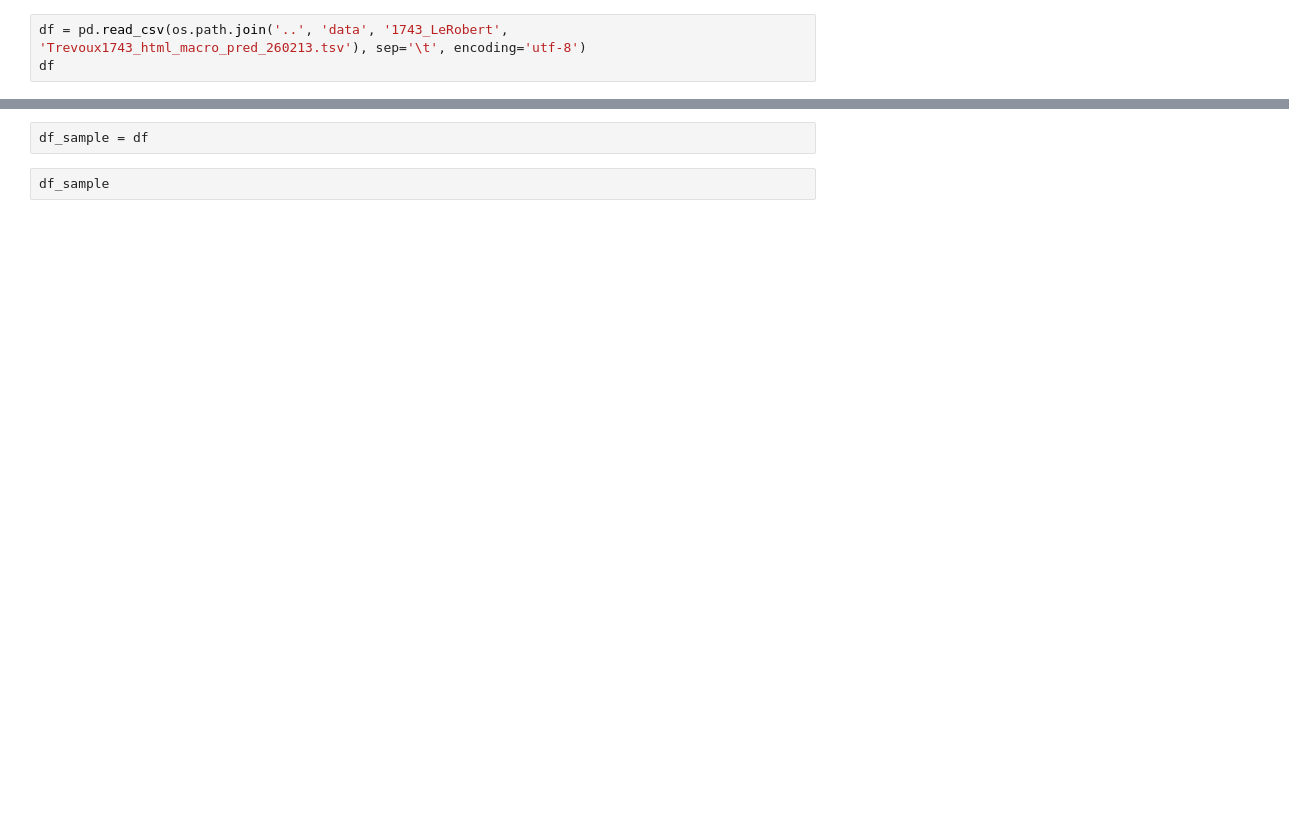
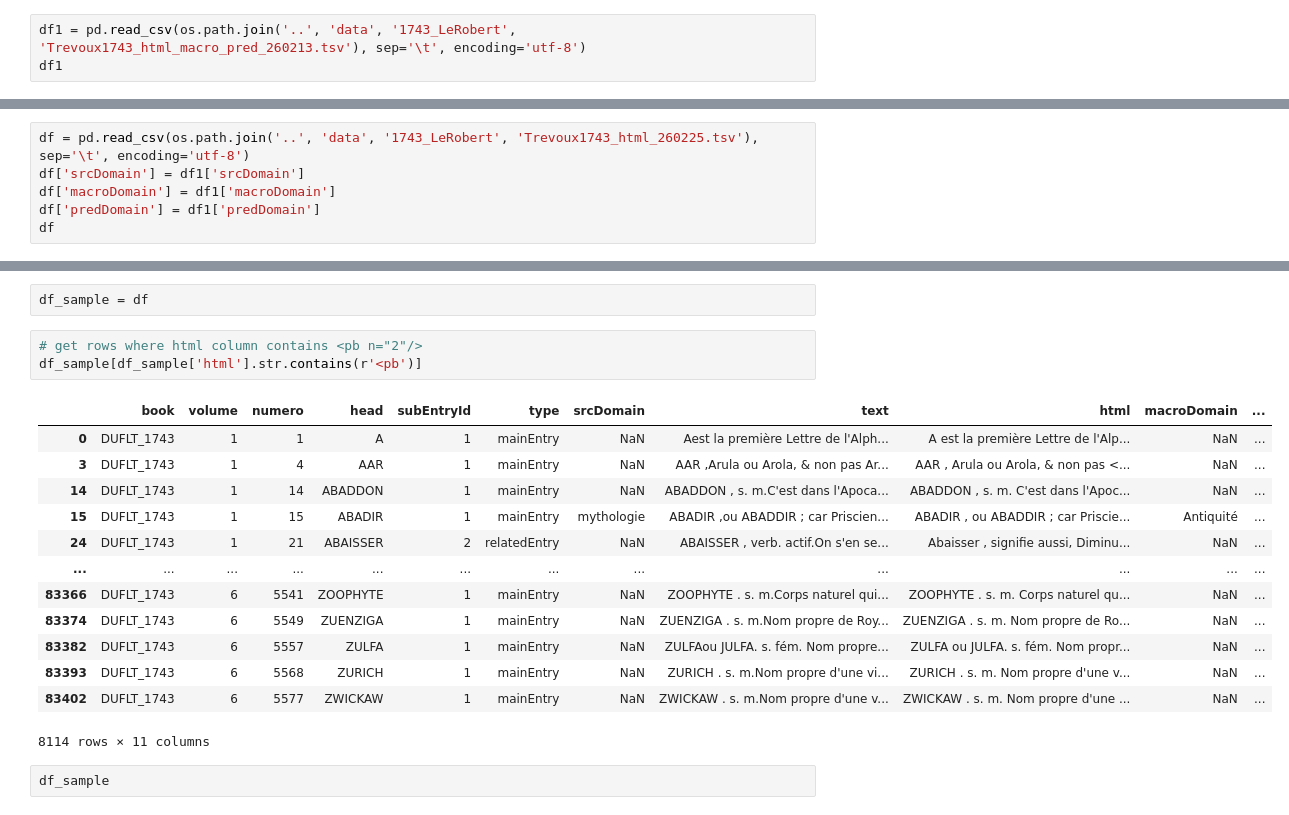
Before and after one commit to ludovicmoncla/trevoux, a Jupyter notebook: 1743_Le_Robert/TSV_to_TEIPhilologic.ipynb, the cells around one changed output, grey strips where cells are left out. Cells and saved outputs as stored; diff of their text form; blank space fills up the shorter version.

```diff
--- a/1743_Le_Robert/TSV_to_TEIPhilologic.ipynb
+++ b/1743_Le_Robert/TSV_to_TEIPhilologic.ipynb
@@ -4,8 +4,8 @@
 import os
 import pandas as pd
 # %%
-df = pd.read_csv(os.path.join('..', 'data', '1743_LeRobert', 'Trevoux1743_html_macro_pred_260213.tsv'), sep='\t', encoding='utf-8')
-df
+df1 = pd.read_csv(os.path.join('..', 'data', '1743_LeRobert', 'Trevoux1743_html_macro_pred_260213.tsv'), sep='\t', encoding='utf-8')
+df1
 # %% [output]
 |  | book | volume | numero | head | subEntryId | type | srcDomain | text | html | macroDomain | ... |
 | 0 | DUFLT_1743 | 1 | 1 | A | 1 | mainEntry | NaN | Aest la première Lettre de l'Alph... | A est la première Lettre de l'Alp... | NaN | ... |
@@ -20,3 +20,9 @@ df
 | 83411 | DUFLT_1743 | 6 | 5585 | ZYTHI | 1 | mainEntry | NaN | ZYTHI .Voyez Zuthi.\n\n | ZYTHI . Voyez Zuthi.</p><p> | NaN | ... |
 | 83412 | DUFLT_1743 | 6 | 5586 | ZYTOMIERS | 1 | mainEntry | NaN | ZYTOMIERS . s. m.Nom propre d'une... | ZYTOMIERS . s. m. Nom propre d'un... | NaN | ... |
 83413 rows × 11 columns
+# %%
+df = pd.read_csv(os.path.join('..', 'data', '1743_LeRobert', 'Trevoux1743_html_260225.tsv'), sep='\t', encoding='utf-8')
+df['srcDomain'] = df1['srcDomain']
+df['macroDomain'] = df1['macroDomain']
+df['predDomain'] = df1['predDomain']
+df
@@ -23,5 +43,22 @@ df
 # %%
 df_sample = df
+# %%
+# get rows where html column contains <pb n="2"/>
+df_sample[df_sample['html'].str.contains(r'<pb')]
+# %% [output]
+|  | book | volume | numero | head | subEntryId | type | srcDomain | text | html | macroDomain | ... |
+| 0 | DUFLT_1743 | 1 | 1 | A | 1 | mainEntry | NaN | Aest la première Lettre de l'Alph... | A est la première Lettre de l'Alp... | NaN | ... |
+| 3 | DUFLT_1743 | 1 | 4 | AAR | 1 | mainEntry | NaN | AAR ,Arula ou Arola, & non pas Ar... | AAR , Arula ou Arola, & non pas <... | NaN | ... |
+| 14 | DUFLT_1743 | 1 | 14 | ABADDON | 1 | mainEntry | NaN | ABADDON , s. m.C'est dans l'Apoca... | ABADDON , s. m. C'est dans l'Apoc... | NaN | ... |
+| 15 | DUFLT_1743 | 1 | 15 | ABADIR | 1 | mainEntry | mythologie | ABADIR ,ou ABADDIR ; car Priscien... | ABADIR , ou ABADDIR ; car Priscie... | Antiquité | ... |
+| 24 | DUFLT_1743 | 1 | 21 | ABAISSER | 2 | relatedEntry | NaN | ABAISSER , verb. actif.On s'en se... | Abaisser , signifie aussi, Diminu... | NaN | ... |
+| ... | ... | ... | ... | ... | ... | ... | ... | ... | ... | ... | ... |
+| 83366 | DUFLT_1743 | 6 | 5541 | ZOOPHYTE | 1 | mainEntry | NaN | ZOOPHYTE . s. m.Corps naturel qui... | ZOOPHYTE . s. m. Corps naturel qu... | NaN | ... |
+| 83374 | DUFLT_1743 | 6 | 5549 | ZUENZIGA | 1 | mainEntry | NaN | ZUENZIGA . s. m.Nom propre de Roy... | ZUENZIGA . s. m. Nom propre de Ro... | NaN | ... |
+| 83382 | DUFLT_1743 | 6 | 5557 | ZULFA | 1 | mainEntry | NaN | ZULFAou JULFA. s. fém. Nom propre... | ZULFA ou JULFA. s. fém. Nom propr... | NaN | ... |
+| 83393 | DUFLT_1743 | 6 | 5568 | ZURICH | 1 | mainEntry | NaN | ZURICH . s. m.Nom propre d'une vi... | ZURICH . s. m. Nom propre d'une v... | NaN | ... |
+| 83402 | DUFLT_1743 | 6 | 5577 | ZWICKAW | 1 | mainEntry | NaN | ZWICKAW . s. m.Nom propre d'une v... | ZWICKAW . s. m. Nom propre d'une ... | NaN | ... |
+8114 rows × 11 columns
 # %%
 df_sample
 # %% [output]
```
Also changed, not shown: parts of 2 cells of this notebook.
